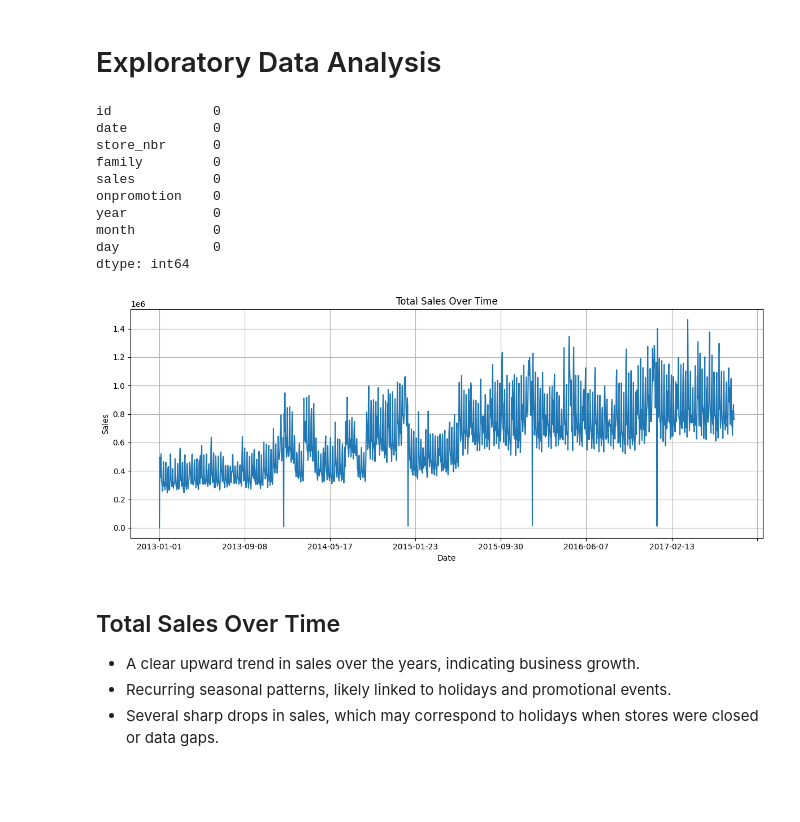
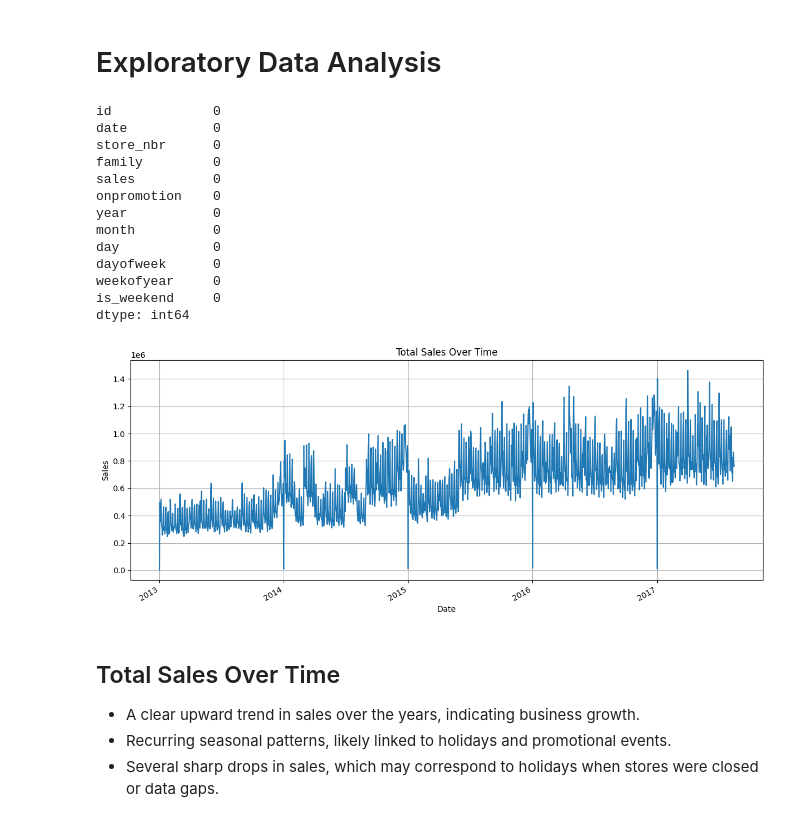
Before and after one commit to gregloos/Store-Sales-Forecasting, a Jupyter notebook: forecasting.ipynb, the cells around one changed output. Drawn from its saved outputs; the diff is of its cells as text; code cells hidden in the pictures; blank space fills up the shorter version.

Commit message:
Set up first model: feature engineering and train/test preparation

```diff
--- a/forecasting.ipynb
+++ b/forecasting.ipynb
@@ -7,8 +7,8 @@ import matplotlib.pyplot as plt
 import seaborn as sns
 import numpy as np
 # %%
-data = pd.read_csv("train.csv")
-data.head(5)
+train_data = pd.read_csv("train.csv")
+train_data.head(5)
 # %% [output]
 |  | id | date | store_nbr | family | sales | onpromotion |
 | 0 | 0 | 2013-01-01 | 1 | AUTOMOTIVE | 0.0 | 0 |
@@ -22,7 +22,7 @@ data.head(5)
 # %%
 
-data[['year', 'month', 'day']] = data['date'].str.split('-', expand=True).astype(int)
-data.head(5)
+train_data[['year', 'month', 'day']] = train_data['date'].str.split('-', expand=True).astype(int)
+train_data.head(5)
 # %% [output]
 |  | id | date | store_nbr | family | sales | onpromotion | year | month | day |
 | 0 | 0 | 2013-01-01 | 1 | AUTOMOTIVE | 0.0 | 0 | 2013 | 1 | 1 |
@@ -33 +43,6 @@ data.head(5)
+# %%
+train_data['date'] = pd.to_datetime(train_data['date'])
+train_data['dayofweek'] = train_data['date'].dt.dayofweek     # 0 = Monday, 6 = Sunday
+train_data['weekofyear'] = train_data['date'].dt.isocalendar().week
+train_data['is_weekend'] = train_data['dayofweek'].isin([5, 6]).astype(int)
 # %%
@@ -35,7 +50,7 @@ sales = data['sales']
 # %% [markdown]
 # Exploratory Data Analysis
 # %%
-print(data.isnull().sum())
+print(train_data.isnull().sum())
 # %% [output]
 id             0
 date           0
@@ -46,18 +61,21 @@ onpromotion    0
 year           0
 month          0
 day            0
+dayofweek      0
+weekofyear     0
+is_weekend     0
 dtype: int64
 # %%
 plt.figure(figsize=(12, 5))
-data.groupby('date')['sales'].sum().plot()
+train_data.groupby('date')['sales'].sum().plot()
 plt.title('Total Sales Over Time')
 plt.ylabel('Sales')
 plt.xlabel('Date')
 plt.grid(True)
 plt.tight_layout()
 plt.show()
 # %% [output]
-[figure, old version]
+[figure, new version]
 # %% [markdown]
 ## Total Sales Over Time
 
```
Also changed, not shown: parts of 9 cells of this notebook.
